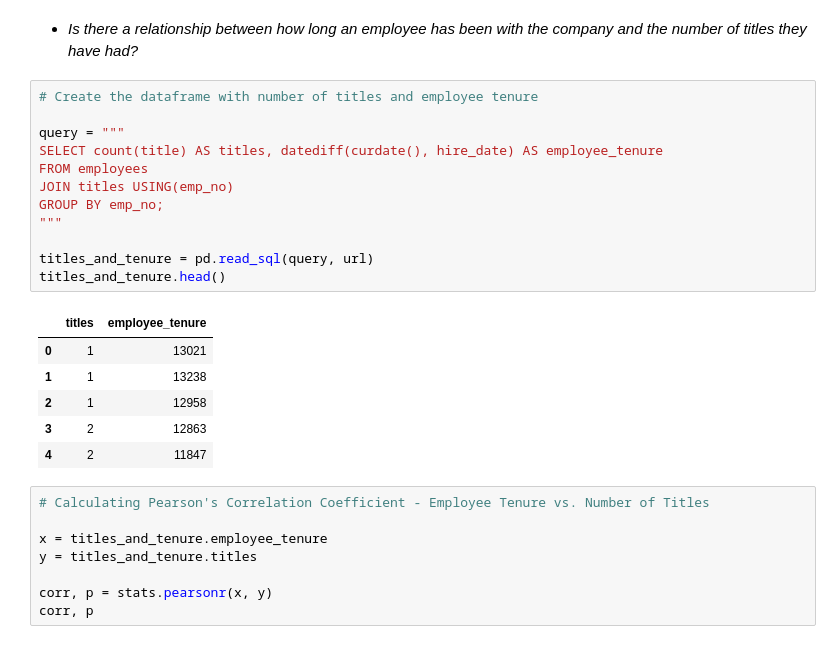
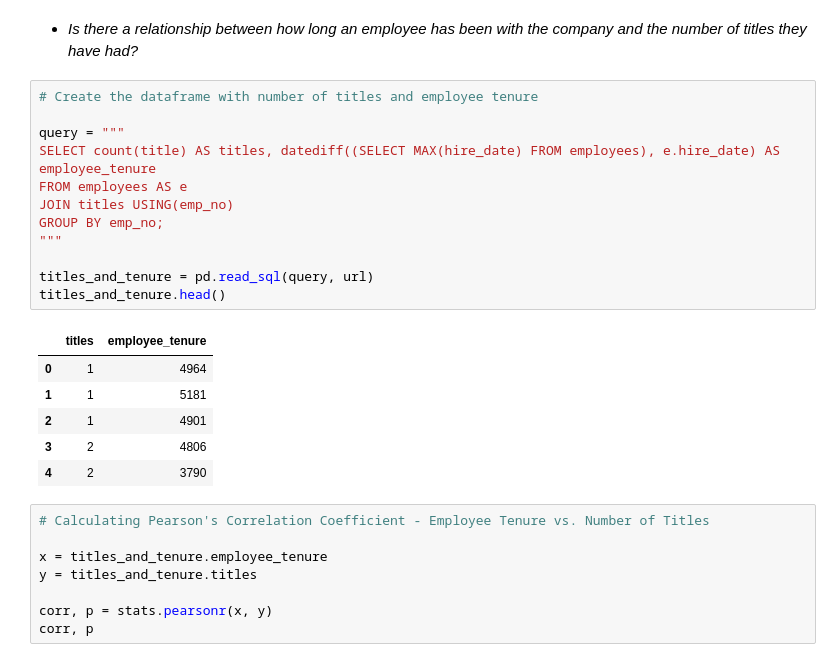
Before and after one commit to kristofer-rivera/statistics-exercises, a Jupyter notebook: hypothesis_testing.ipynb, the cells around one changed output. Saved outputs shown, nothing was run; the diff lists cells and outputs as text.

```diff
--- a/hypothesis_testing.ipynb
+++ b/hypothesis_testing.ipynb
@@ -602,22 +603,22 @@ sns.lineplot(data = salary_and_tenure, x = 'employee_tenure', y = 'salary' )
 # %%
 # Create the dataframe with number of titles and employee tenure
 
 query = """
-SELECT count(title) AS titles, datediff(curdate(), hire_date) AS employee_tenure
-FROM employees
+SELECT count(title) AS titles, datediff((SELECT MAX(hire_date) FROM employees), e.hire_date) AS employee_tenure
+FROM employees AS e
 JOIN titles USING(emp_no)
 GROUP BY emp_no;
 """
 
 titles_and_tenure = pd.read_sql(query, url)
 titles_and_tenure.head()
 # %% [output]
 |  | titles | employee_tenure |
-| 0 | 1 | 13021 |
-| 1 | 1 | 13238 |
-| 2 | 1 | 12958 |
-| 3 | 2 | 12863 |
-| 4 | 2 | 11847 |
+| 0 | 1 | 4964 |
+| 1 | 1 | 5181 |
+| 2 | 1 | 4901 |
+| 3 | 2 | 4806 |
+| 4 | 2 | 3790 |
 # %%
 # Calculating Pearson's Correlation Coefficient - Employee Tenure vs. Number of Titles
 
```
Also changed, not shown: parts of 5 cells of this notebook.
